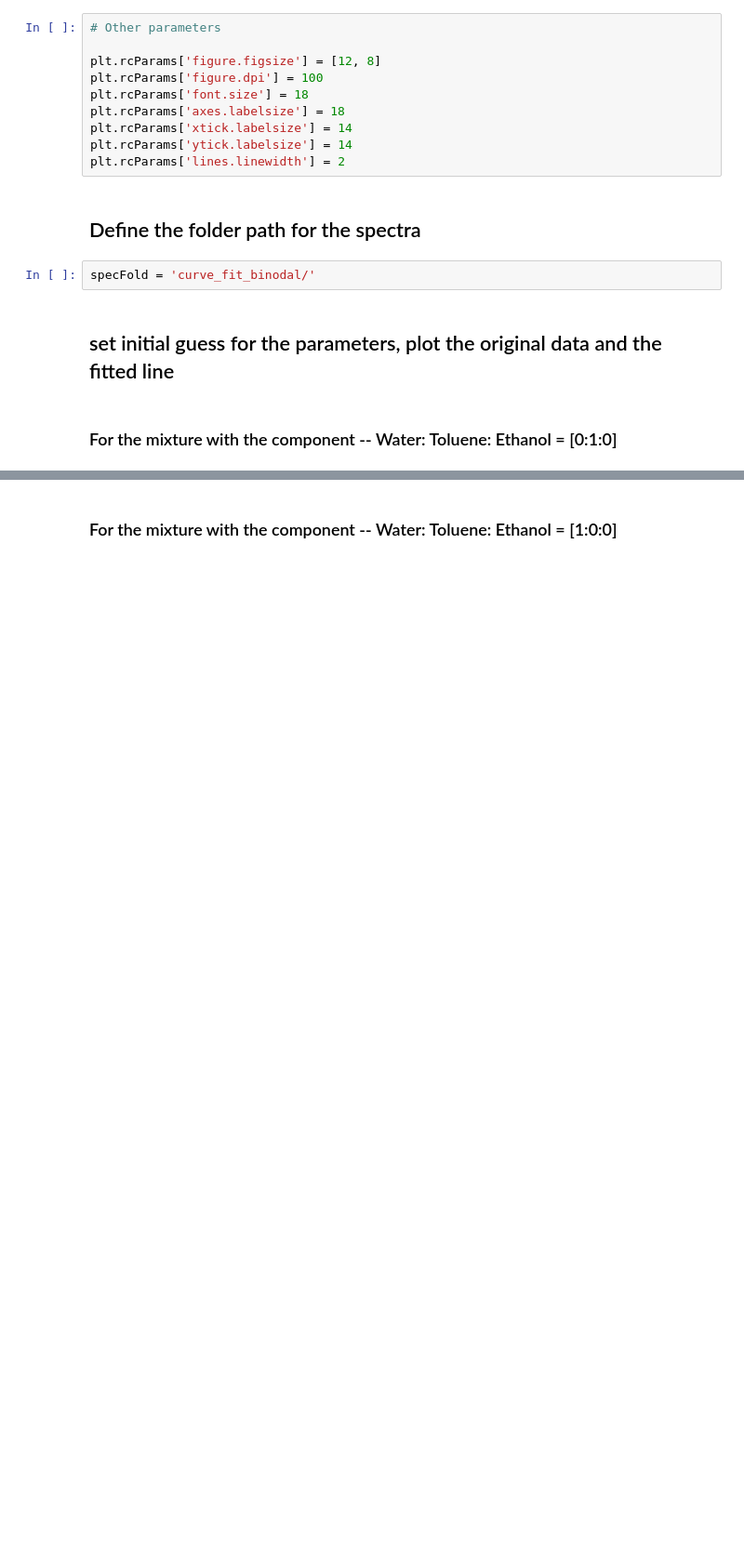
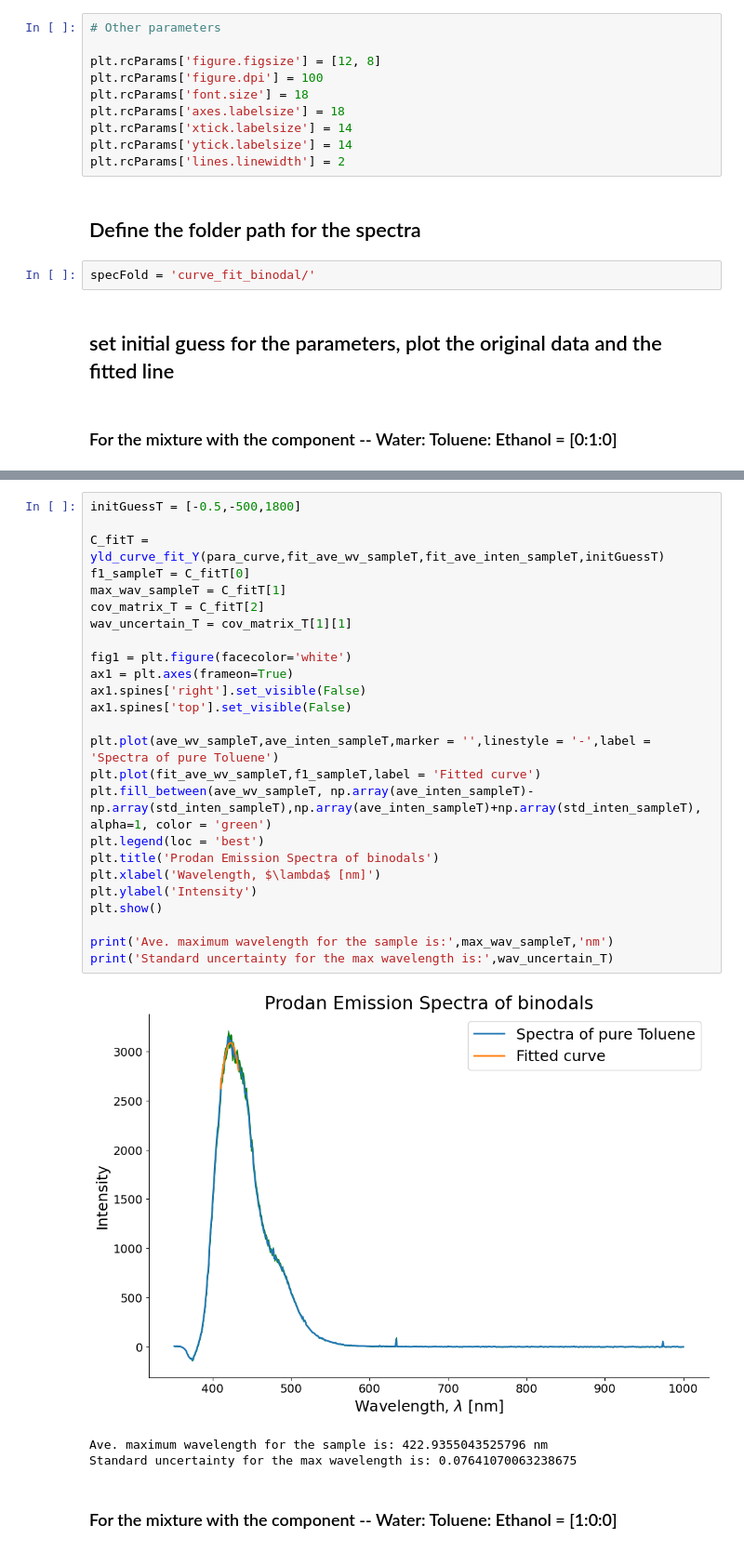
Before and after one commit to notmuchgeek/MS_2.2_TPDE, a Jupyter notebook: curve_fit_binodal_2.0.ipynb, the cells around one changed output, grey strips where cells are left out. Shown at 93% size. Cells and saved outputs as stored; diff of their text form; blank space fills up the shorter version.

Commit message:
Redo
Redo of graphs for all the spectra (Averaging spectra and fitting the ave spectra)

```diff
--- a/curve_fit_binodal_2.0.ipynb
+++ b/curve_fit_binodal_2.0.ipynb
@@ -106,3 +79,32 @@ Standard deviation for the max wavelength is: 0.037739141205843915
+# %%
+initGuessT = [-0.5,-500,1800]
+
+C_fitT = yld_curve_fit_Y(para_curve,fit_ave_wv_sampleT,fit_ave_inten_sampleT,initGuessT)
+f1_sampleT = C_fitT[0]
+max_wav_sampleT = C_fitT[1]
+cov_matrix_T = C_fitT[2]
+wav_uncertain_T = cov_matrix_T[1][1]
+
+fig1 = plt.figure(facecolor='white')
+ax1 = plt.axes(frameon=True)
+ax1.spines['right'].set_visible(False)
+ax1.spines['top'].set_visible(False)
+
+plt.plot(ave_wv_sampleT,ave_inten_sampleT,marker = '',linestyle = '-',label = 'Spectra of pure Toluene')
+plt.plot(fit_ave_wv_sampleT,f1_sampleT,label = 'Fitted curve')
+plt.fill_between(ave_wv_sampleT, np.array(ave_inten_sampleT)-np.array(std_inten_sampleT),np.array(ave_inten_sampleT)+np.array(std_inten_sampleT), alpha=1, color = 'green')
+plt.legend(loc = 'best')
+plt.title('Prodan Emission Spectra of binodals')
+plt.xlabel('Wavelength, $\lambda$ [nm]')
+plt.ylabel('Intensity')
+plt.show()
+
+print('Ave. maximum wavelength for the sample is:',max_wav_sampleT,'nm')
+print('Standard uncertainty for the max wavelength is:',wav_uncertain_T)
+# %% [output]
+[figure, added]
+Ave. maximum wavelength for the sample is: 422.9355043525796 nm
+Standard uncertainty for the max wavelength is: 0.07641070063238675
 # %% [markdown]
 ### For the mixture with the component -- Water: Toluene: Ethanol = [1:0:0]
 # %%
```
Also changed, not shown: parts of 28 cells of this notebook, 2 other files.
